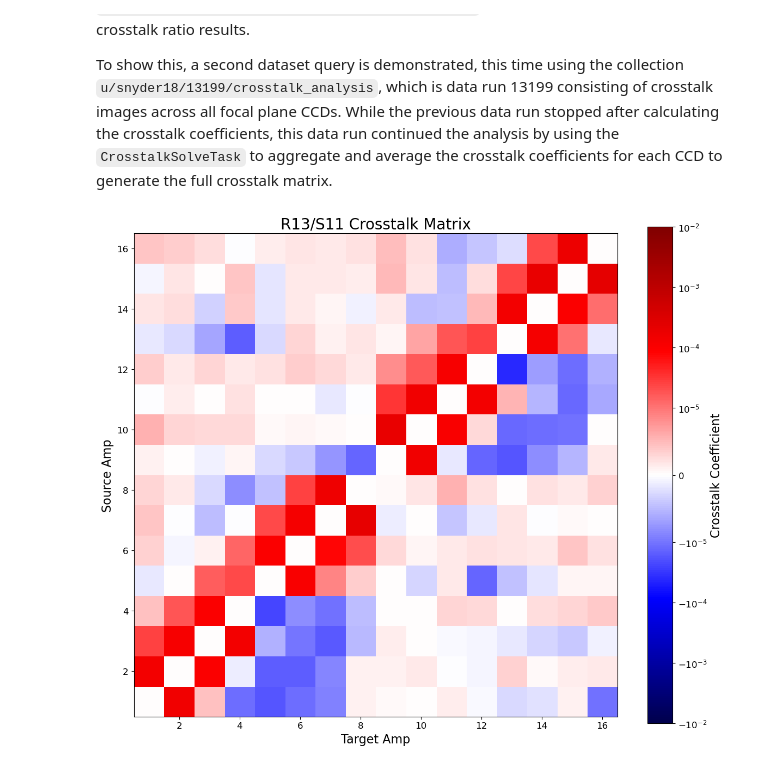
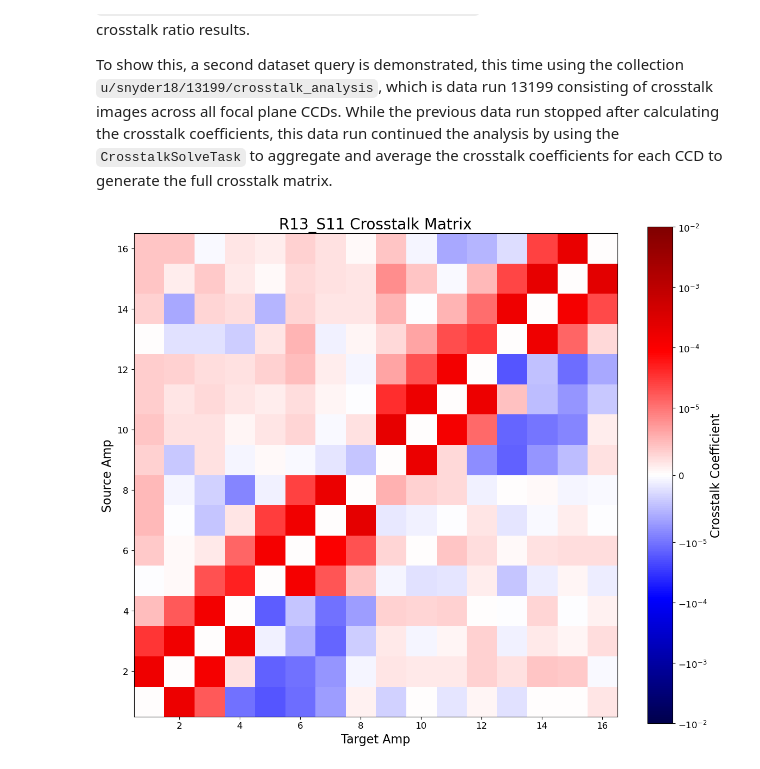
Before and after one commit to Snyder005/mixcoatl, a Jupyter notebook: notebooks/Example_CrosstalkResults.ipynb, the cells around one changed output. Drawn from its saved outputs; the diff is of its cells as text; code cells hidden in the pictures.

Commit message:
Updated Crosstalk Results example notebook.

```diff
--- a/notebooks/Example_CrosstalkResults.ipynb
+++ b/notebooks/Example_CrosstalkResults.ipynb
@@ -283,31 +276,31 @@ To show this, a second dataset query is demonstrated, this time using the collec
 # %%
 ## Define SQL-like repository query
 run_num = 13198
 detector = 58
 collections = 'u/snyder18/{0}/crosstalk_analysis'.format(run_num)
 where = "instrument='LSSTCam'" + \
     " and detector={0}".format(detector)
 collections = 'u/snyder18/{0}/crosstalk_analysis'.format(run_num)
 
 ## Get dataset references
 dataset_refs = list(registry.queryDatasets('crosstalk', collections=collections,
                                         where=where))
 
 ## Get crosstalk calibration object
-crosstalk_calib = butler.get(dataset_refs[0], collections=collections)
-raft_name, sensor_name = crosstalk_calib.getMetadata()['DET_NAME'].split('_')
+crosstalk_calib = butler.get(dataset_refs[0])
+sensor_id = crosstalk_calib.getMetadata()['DET_NAME']
 
 ## Plot crosstalk matrix
 fig, ax = plt.subplots(1, 1, figsize=(12, 10), facecolor='white')
 im = ax.imshow(crosstalk_calib.coeffs.T, origin='lower', extent=[0.5, 16.5, 0.5, 16.5],
                norm=SymLogNorm(1E-5, vmin=-1E-2, vmax=1E-2, base=10), cmap='seismic')
 ax.tick_params(axis='both', labelsize=12)
 ax.set_ylabel('Source Amp', fontsize=16)
 ax.set_xlabel('Target Amp', fontsize=16)
-ax.set_title('{0}/{1} Crosstalk Matrix'.format(raft_name, sensor_name), fontsize=20)
+ax.set_title('{0} Crosstalk Matrix'.format(sensor_id), fontsize=20)
 cbar = fig.colorbar(im)
 cbar.ax.tick_params(labelsize=12)
 cbar.set_label('Crosstalk Coefficient', fontsize=16)
 plt.tight_layout()
 # %% [output]
-[figure, old version]
+[figure, new version]
```
Also changed, not shown: parts of 14 cells of this notebook.
